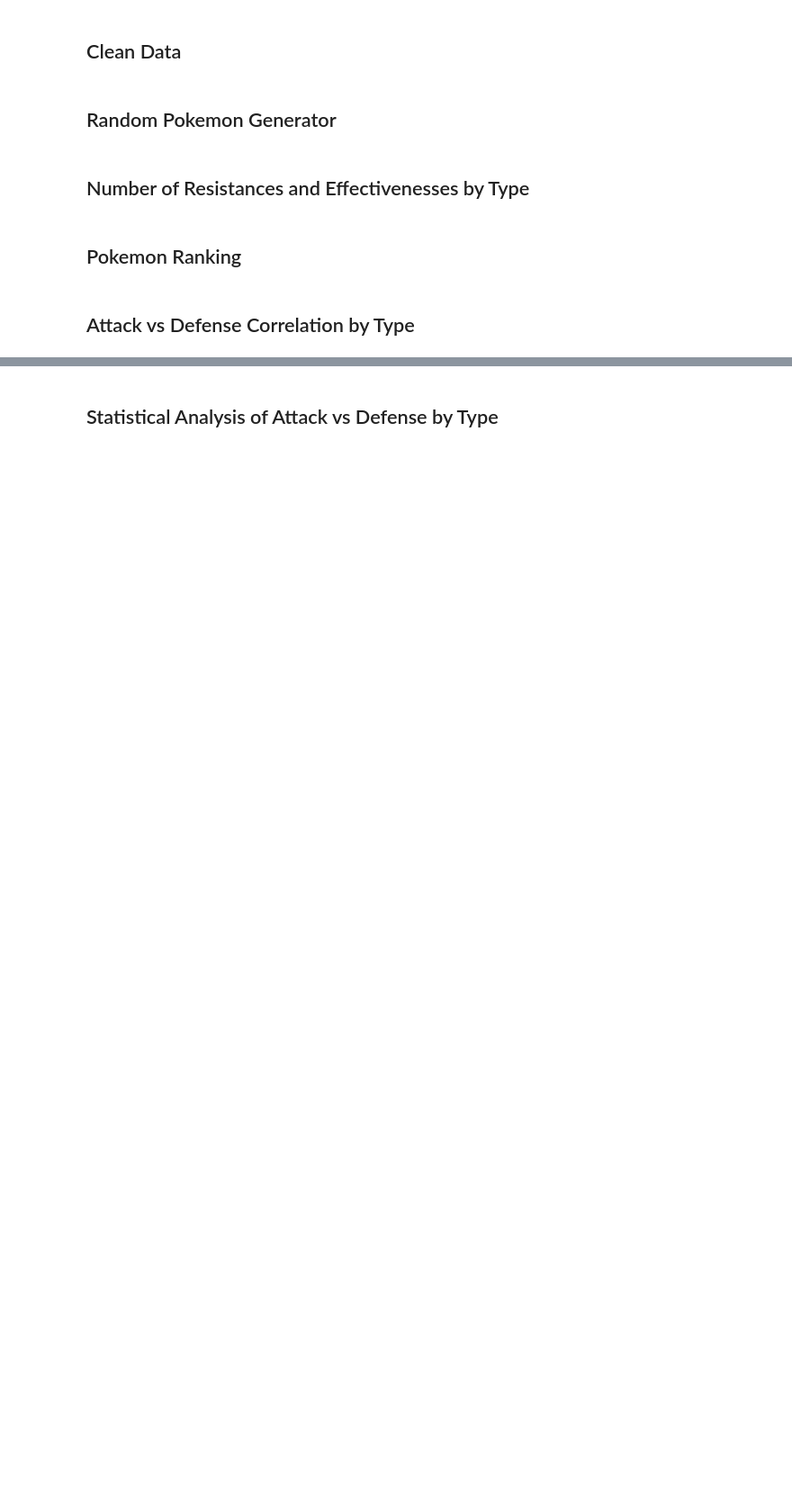
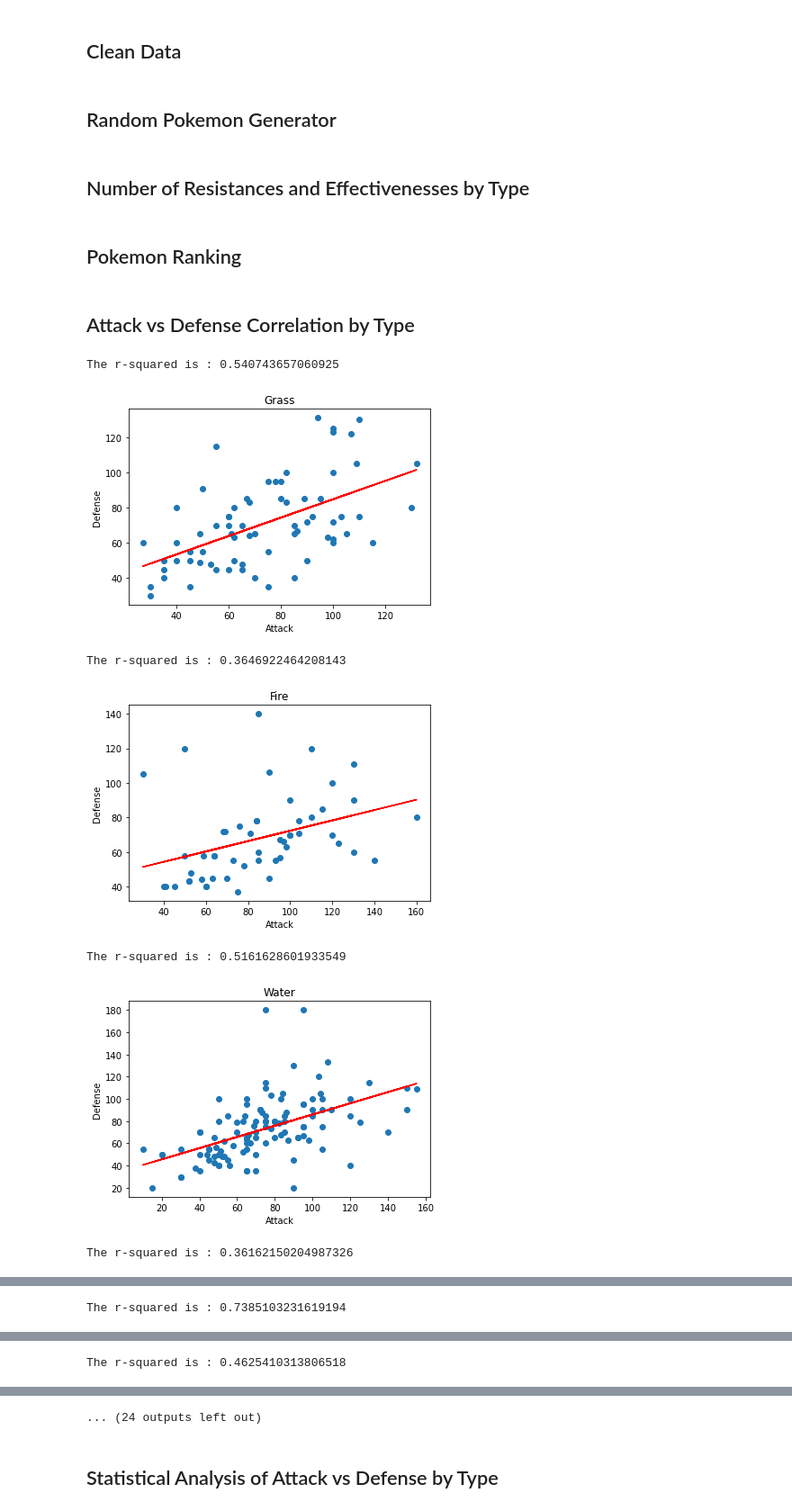
Before and after one commit to Heyitskochi/PokeAnalyzer, a Jupyter notebook: Main.ipynb, the cells around one changed output, grey strips where cells are left out. Shown at 90% size. Saved outputs shown, nothing was run; the diff lists cells and outputs as text; code cells hidden in the pictures; blank space fills up the shorter version.

Commit message:
scatter plot, linear regression, and analysis added

```diff
--- a/Main.ipynb
+++ b/Main.ipynb
@@ -1,2 +4,9 @@
 # %% [markdown]
 ## Import Data
+# %%
+file_to_load = "Resources/Pokemon_main_values.csv"
+chart_to_load = "resources/chart.csv"
+Pokemon_chart = pd.read_csv(chart_to_load)
+Pokemon_data = pd.read_csv(file_to_load)
+Pokemon_data
+#Pokemon_chart
@@ -12,0 +43,27 @@
+# %%
+poke_list = list(Pokemon_data['Type 1'].unique())
+
+for i in poke_list:
+    poke_df = Pokemon_data.loc[Pokemon_data['Type 1'] == i]
+
+    x = poke_df['Attack']
+    y = poke_df['Defense']
+    (slope, intercept, rvalue, pvalue, stderr) = linregress(x,y)
+    print(f'The r-squared is : {rvalue}')
+    regress_value = x * slope + intercept
+
+    plt.scatter(x,y)
+    plt.plot(x,regress_value,"r-")
+
+    plt.title(i)
+    plt.xlabel('Attack')
+    plt.ylabel('Defense')
+    plt.show()
+# %% [output]
+The r-squared is : 0.540743657060925
+[figure, added]
+The r-squared is : 0.3646922464208143
+[figure, added]
+The r-squared is : 0.5161628601933549
+[figure, added]
+The r-squared is : 0.36162150204987326
@@ -12,0 +71 @@
+The r-squared is : 0.7385103231619194
@@ -12,0 +73 @@
+The r-squared is : 0.4625410313806518
@@ -13,2 +75,3 @@
+... (24 outputs left out)
 # %% [markdown]
 ## Statistical Analysis of Attack vs Defense  by Type
```
Also changed, not shown: parts of 5 cells of this notebook, 3 other files.
